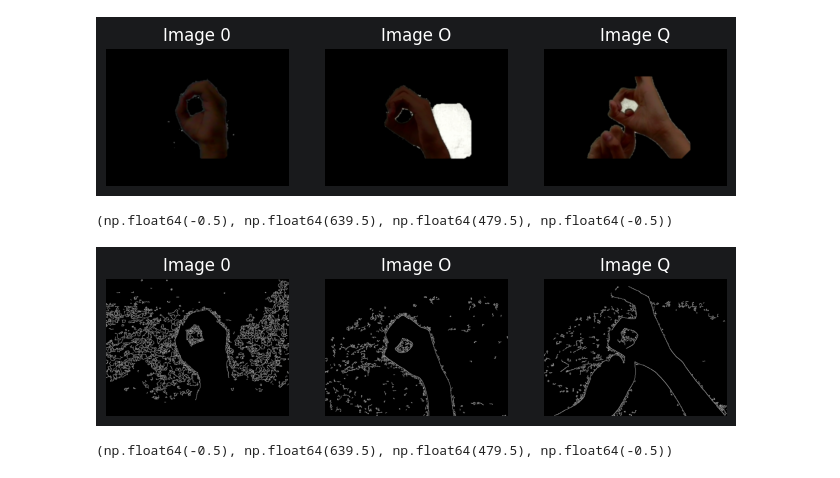
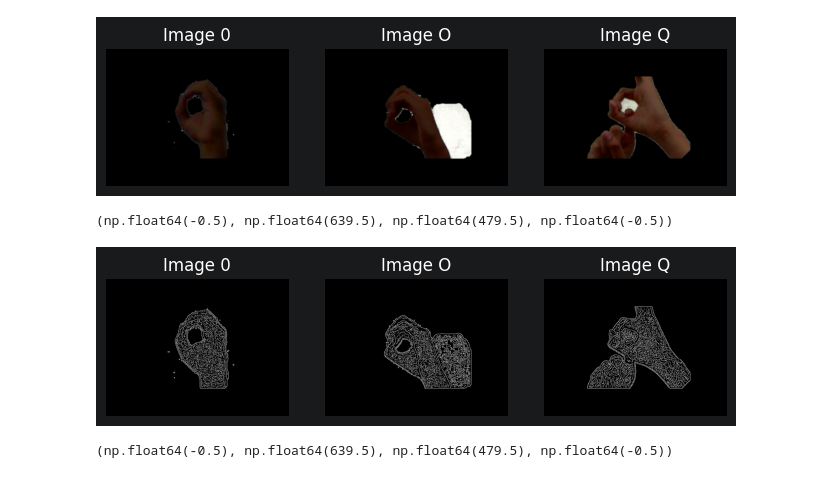
Before and after one commit to aviksarkar0204-stack/AI_Lab_Project, a Jupyter notebook: 01_Data_Exploration_new.ipynb, the cells around one changed output. Cells and saved outputs as stored; diff of their text form; code cells hidden in the pictures.

Commit message:
Refactor intensity calculations and Canny edge detection to use blurred images in 01_Data_Exploration_new notebook

```diff
--- a/01_Data_Exploration_new.ipynb
+++ b/01_Data_Exploration_new.ipynb
@@ -153,41 +153,41 @@ plt.show()
 # %% [output]
 [figure]
 # %%
-median_intensity_0 = np.median(image_0)
-median_intensity_O = np.median(image_O)
-median_intensity_Q = np.median(image_Q)
+median_intensity_0 = np.median(blurred_0)
+median_intensity_O = np.median(blurred_O)
+median_intensity_Q = np.median(blurred_Q)
 
 lower_threshold_0 = int(max(0, (1.0 - 0.33) * median_intensity_0))
 upper_threshold_0 = int(min(255, (1.0 + 0.33) * median_intensity_0))
 lower_threshold_O = int(max(0, (1.0 - 0.33) * median_intensity_O))
 upper_threshold_O = int(min(255, (1.0 + 0.33) * median_intensity_O))
 lower_threshold_Q = int(max(0, (1.0 - 0.33) * median_intensity_Q))
 upper_threshold_Q = int(min(255, (1.0 + 0.33) * median_intensity_Q))
 
 #Apply Canny
-image_canny_0 = cv2.Canny(image_0_enhanced, lower_threshold_0, upper_threshold_0)
-image_canny_O = cv2.Canny(image_O_enhanced, lower_threshold_O, upper_threshold_O)
-image_canny_Q = cv2.Canny(image_Q_enhanced, lower_threshold_Q, upper_threshold_Q)
+image_canny_0 = cv2.Canny(blurred_0, lower_threshold_0, upper_threshold_0)
+image_canny_O = cv2.Canny(blurred_O, lower_threshold_O, upper_threshold_O)
+image_canny_Q = cv2.Canny(blurred_Q, lower_threshold_Q, upper_threshold_Q)
 
 plt.figure(figsize=(8,4))
 
 plt.subplot(1,3,1)
 plt.imshow(image_canny_0, cmap="gray")
 plt.title("Image 0")
 plt.axis("off")
 
 plt.subplot(1,3,2)
 plt.imshow(image_canny_O, cmap="gray")
 plt.title("Image O")
 plt.axis("off")
 
 plt.subplot(1,3,3)
 plt.imshow(image_canny_Q, cmap="gray")
 plt.title("Image Q")
 plt.axis("off")
 # %% [output]
 (np.float64(-0.5), np.float64(639.5), np.float64(479.5), np.float64(-0.5))
-[figure, old version]
+[figure, new version]
 # %%
 # Define a kernel (shape and size matter)
 kernel = cv2.getStructuringElement(cv2.MORPH_RECT, (3,3))
```
